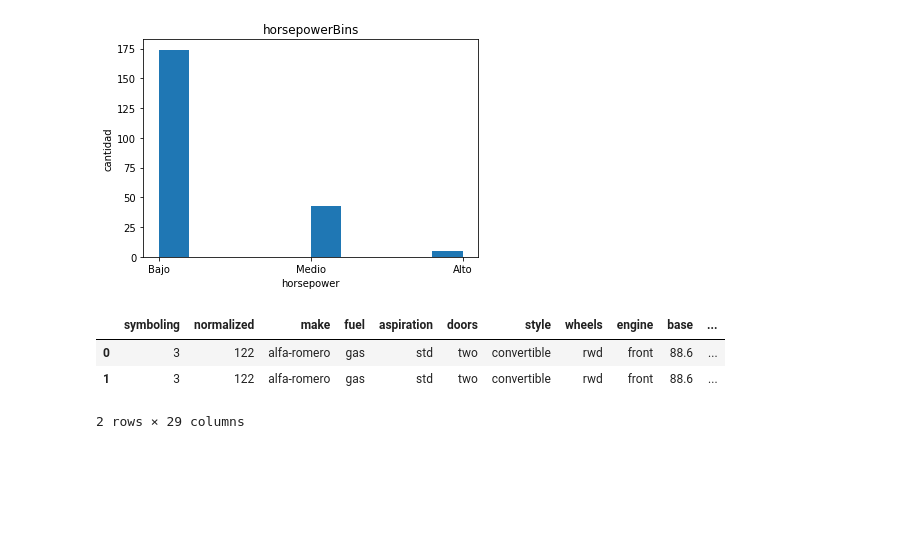
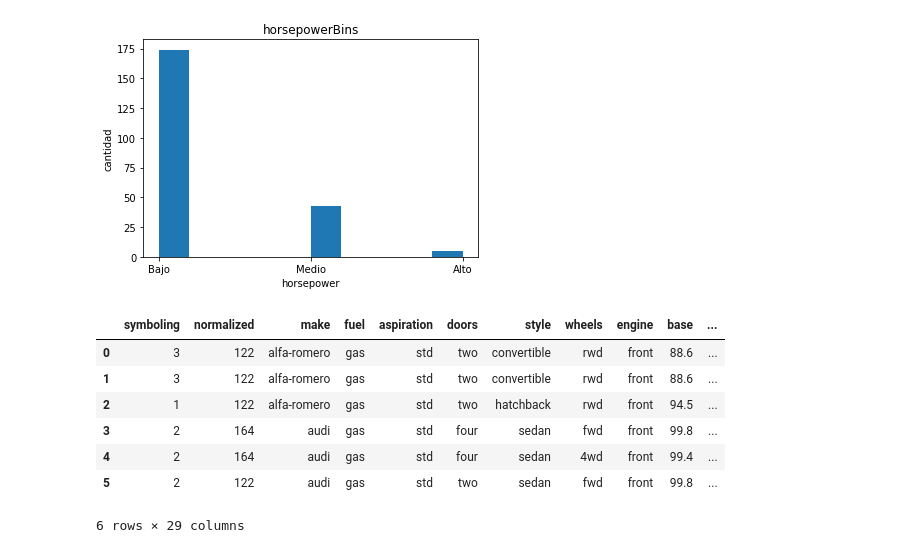
Before and after one commit to scedenod/03C2022_DA, a Jupyter notebook: EDA_AUTOS_3C2022.ipynb, the cells around one changed output. Drawn from its saved outputs; the diff is of its cells as text; code cells hidden in the pictures; blank space fills up the shorter version.

```diff
--- a/EDA_AUTOS_3C2022.ipynb
+++ b/EDA_AUTOS_3C2022.ipynb
@@ -647,9 +647,13 @@ plt.pyplot.title("horsepowerBins")
 Text(0.5, 1.0, 'horsepowerBins')
 [figure]
 # %%
-dfAutos.head(2)
+dfAutos.head(6)
 # %% [output]
 |  | symboling | normalized | make | fuel | aspiration | doors | style | wheels | engine | base | ... |
 | 0 | 3 | 122 | alfa-romero | gas | std | two | convertible | rwd | front | 88.6 | ... |
 | 1 | 3 | 122 | alfa-romero | gas | std | two | convertible | rwd | front | 88.6 | ... |
+| 2 | 1 | 122 | alfa-romero | gas | std | two | hatchback | rwd | front | 94.5 | ... |
+| 3 | 2 | 164 | audi | gas | std | four | sedan | fwd | front | 99.8 | ... |
+| 4 | 2 | 164 | audi | gas | std | four | sedan | 4wd | front | 99.4 | ... |
+| 5 | 2 | 122 | audi | gas | std | two | sedan | fwd | front | 99.8 | ... |
-2 rows × 29 columns
+6 rows × 29 columns
```
Also changed, not shown: parts of 34 cells of this notebook.
